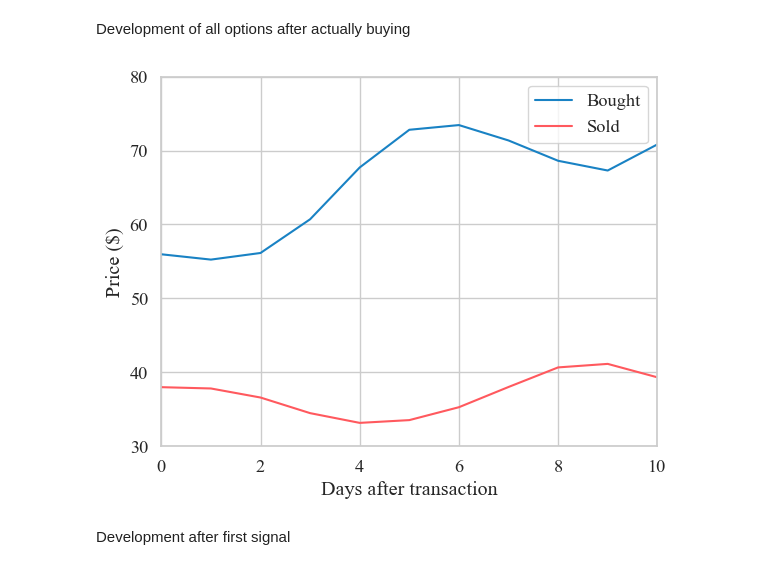
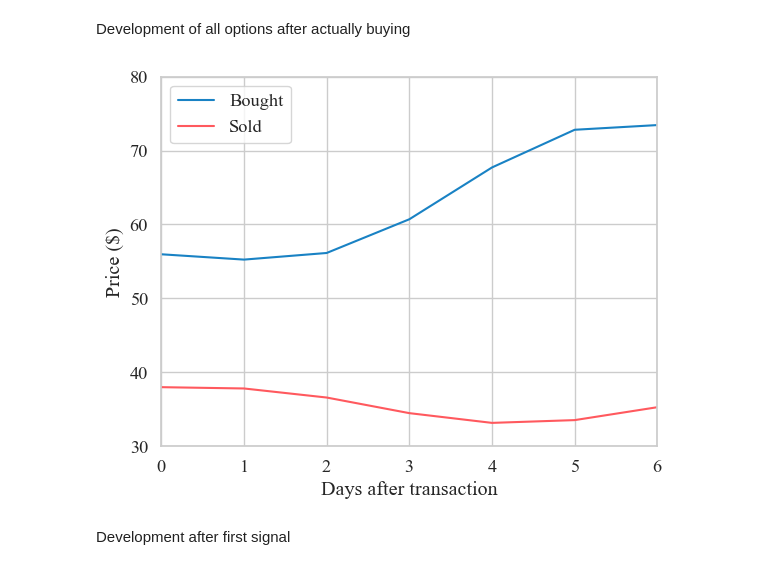
Before and after one commit to erlend-rygg/deep-learning-for-option-pricing, a Jupyter notebook: results_analysis/backtesting/trading_behaviour.ipynb, the cells around one changed output. Cells and saved outputs as stored; diff of their text form; code cells hidden in the pictures.

```diff
--- a/results_analysis/backtesting/trading_behaviour.ipynb
+++ b/results_analysis/backtesting/trading_behaviour.ipynb
@@ -175,14 +229,14 @@ sold_groups_with_days["Price"] = gaussian_filter1d(sold_groups_with_days["Price"
 # %%
 # Plot the price of the options bought as a function of the days after buy
 sns.lineplot(data=bought_groups_with_days, x="Days after buy", y="Price", color=color, label="Bought")
 sns.lineplot(data=sold_groups_with_days, x="Days after sell", y="Price", color=color2, label="Sold")
 plt.xlabel('Days after transaction')
-plt.xlim(0, 10)
+plt.xlim(0, 6)
 plt.ylim(30,80)
 plt.ylabel('Price ($)')
 plt.show()
 # %% [output]
-[figure, old version]
+[figure, new version]
 # %% [markdown]
 Development after first signal
 # %%
```
Also changed, not shown: parts of 6 cells of this notebook, 1 other file.
